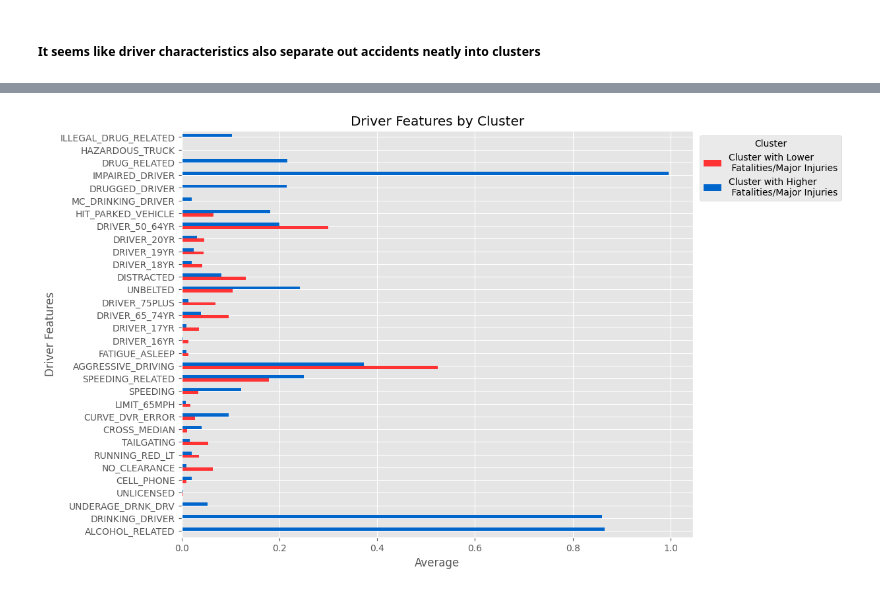
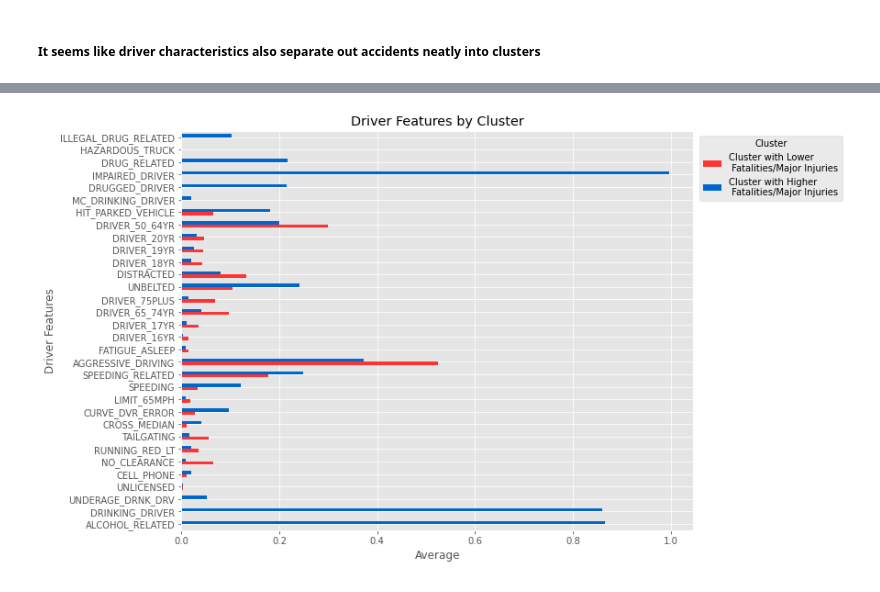
Before and after one commit to abhilashbiswas/road_accident_analysis, a Jupyter notebook: machine_learning/unsupervised.ipynb, the cells around one changed output, grey strips where cells are left out. Drawn from its saved outputs; the diff is of its cells as text; code cells hidden in the pictures.

```diff
--- a/machine_learning/unsupervised.ipynb
+++ b/machine_learning/unsupervised.ipynb
@@ -430,17 +430,17 @@ Text(0.5, 1.0, 'Outcome Label by Driver Cluster')
 # %%
 # Cluster means
 
-group_mean_driver = pd.concat([df_encoded[driver_features], clustered_data['label']], axis=1).groupby('label').mean().transpose()
+group_mean_driver = pd.concat([df_encoded[driver_features], clustered_data_driver['label']], axis=1).groupby('label').mean().transpose()
 
 # Plot bar graph
 fig, ax = plt.subplots(figsize=(10,8))
 group_mean_driver.plot(ax=ax, kind='barh', color=['#FF3333', '#0066CC'])
 ax.set_ylabel('Driver Features')
 ax.set_xlabel('Average')
 legend = ax.legend(bbox_to_anchor=(1.3,1), loc='upper right', title='Cluster')
 legend.texts[0].set_text('Cluster with Lower\n Fatalities/Major Injuries')
 legend.texts[1].set_text('Cluster with Higher\n Fatalities/Major Injuries')
 plt.title('Driver Features by Cluster')
 plt.show()
 # %% [output]
-[figure, old version]
+[figure, new version]
```
Also changed, not shown: parts of 12 cells of this notebook, 3 other files.
